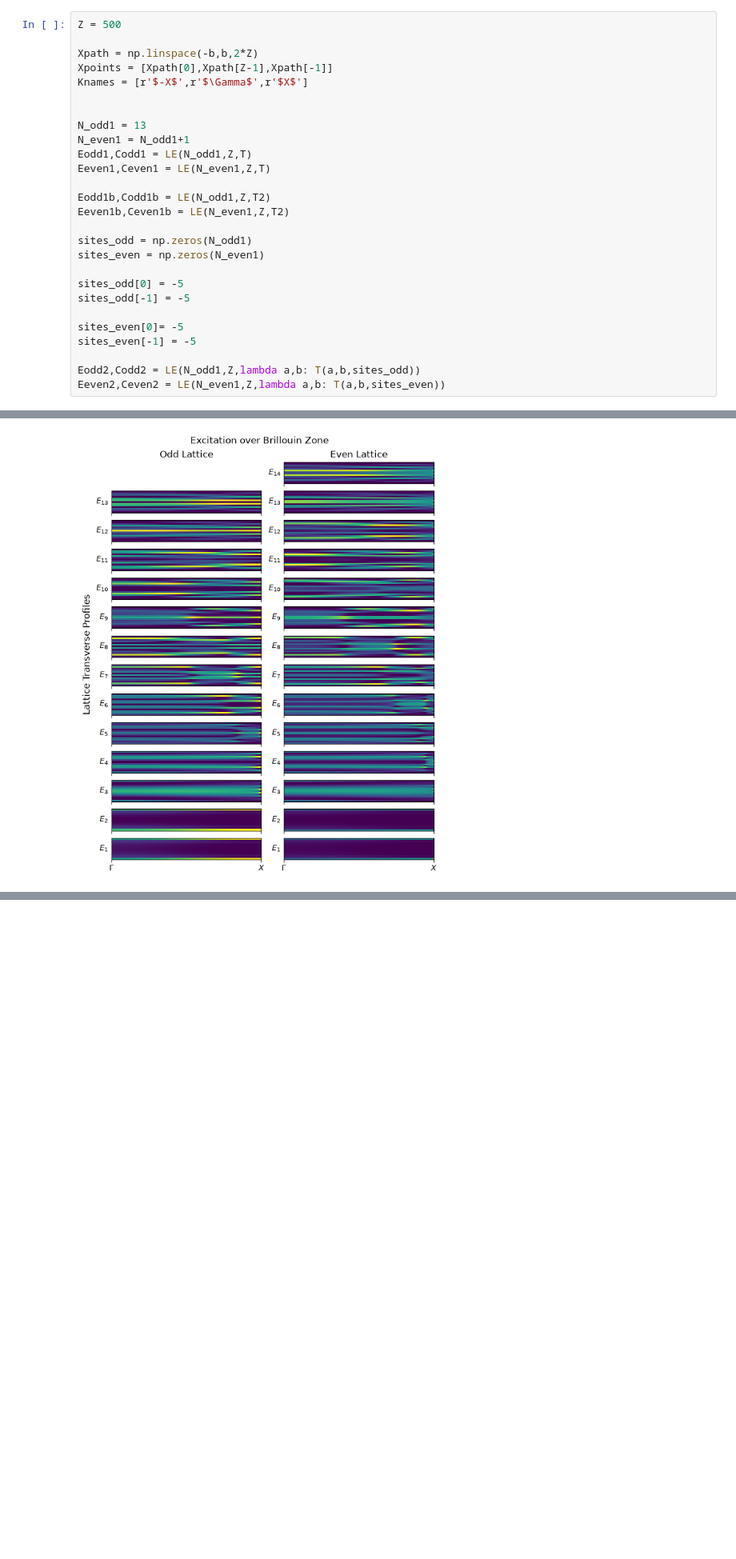
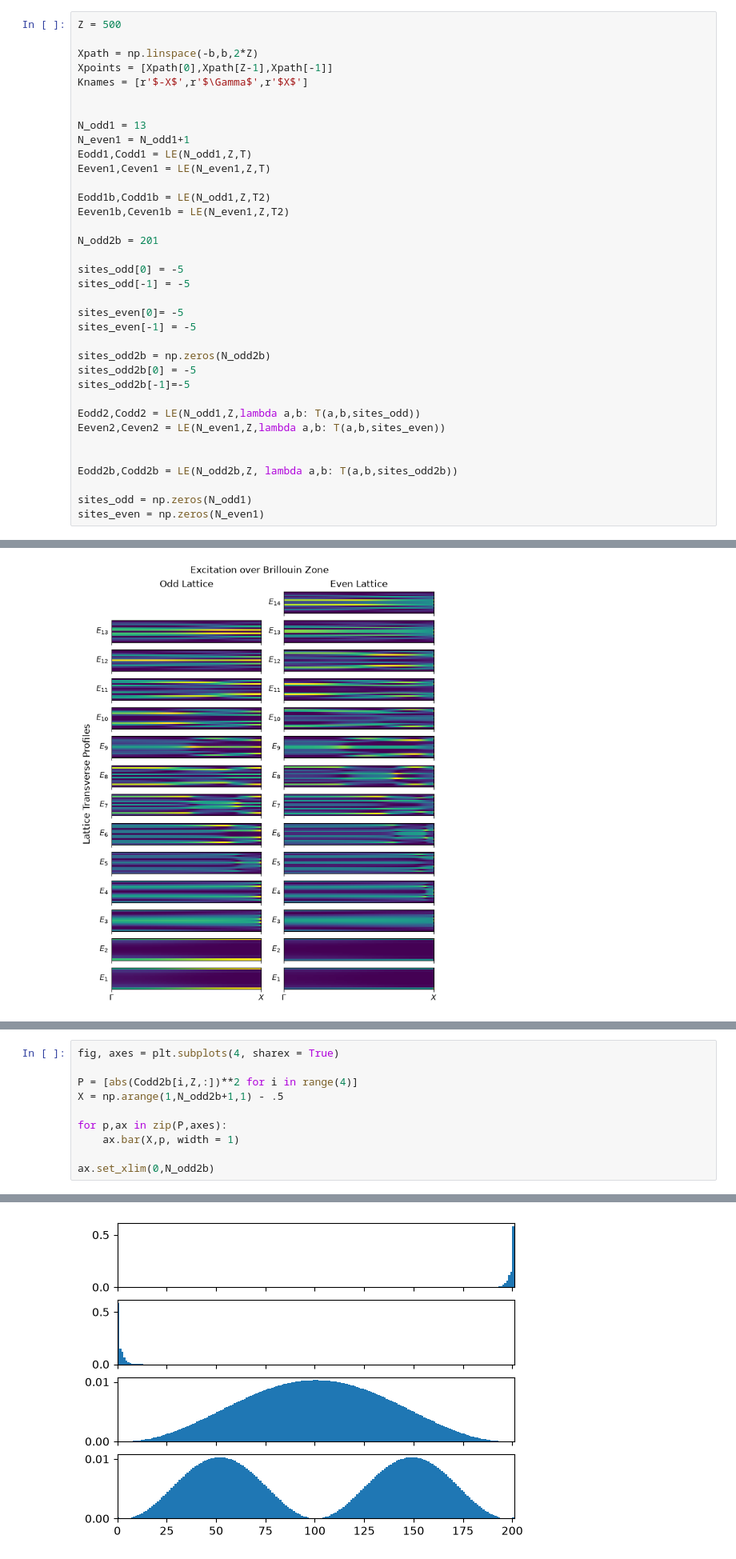
Before and after one commit to louscher-hunter/AdvSS-HW3, a Jupyter notebook: hw3q3.ipynb, the cells around one changed output, grey strips where cells are left out. Shown at 80% size. Saved outputs shown, nothing was run; the diff lists cells and outputs as text; blank space fills up the shorter version.

```diff
--- a/hw3q3.ipynb
+++ b/hw3q3.ipynb
@@ -19,8 +19,7 @@ Eeven1,Ceven1 = LE(N_even1,Z,T)
 Eodd1b,Codd1b = LE(N_odd1,Z,T2)
 Eeven1b,Ceven1b = LE(N_even1,Z,T2)
 
-sites_odd = np.zeros(N_odd1)
-sites_even = np.zeros(N_even1)
+N_odd2b = 201
 
 sites_odd[0] = -5
 sites_odd[-1] = -5
@@ -28,8 +27,18 @@ sites_odd[-1] = -5
 sites_even[0]= -5
 sites_even[-1] = -5
 
+sites_odd2b = np.zeros(N_odd2b)
+sites_odd2b[0] = -5
+sites_odd2b[-1]=-5
+
 Eodd2,Codd2 = LE(N_odd1,Z,lambda a,b: T(a,b,sites_odd))
 Eeven2,Ceven2 = LE(N_even1,Z,lambda a,b: T(a,b,sites_even))
+
+
+Eodd2b,Codd2b = LE(N_odd2b,Z, lambda a,b: T(a,b,sites_odd2b))
+
+sites_odd = np.zeros(N_odd1)
+sites_even = np.zeros(N_even1)
 # %%
 fig, (ax1,ax2) = plt.subplots(2, figsize = (6.5,6),constrained_layout = True)
 for E in Eodd2:
@@ -84,0 +107,11 @@ Text(0.5, 1.0, 'Even Lattice')
+# %%
+fig, axes = plt.subplots(4, sharex = True)
+
+P = [abs(Codd2b[i,Z,:])**2 for i in range(4)]
+X = np.arange(1,N_odd2b+1,1) - .5
+
+for p,ax in zip(P,axes):
+    ax.bar(X,p, width = 1)
+
+ax.set_xlim(0,N_odd2b)
+# %% [output]
@@ -84,0 +119 @@ Text(0.5, 1.0, 'Even Lattice')
+[figure, added]
```
Also changed, not shown: parts of 2 cells of this notebook.
